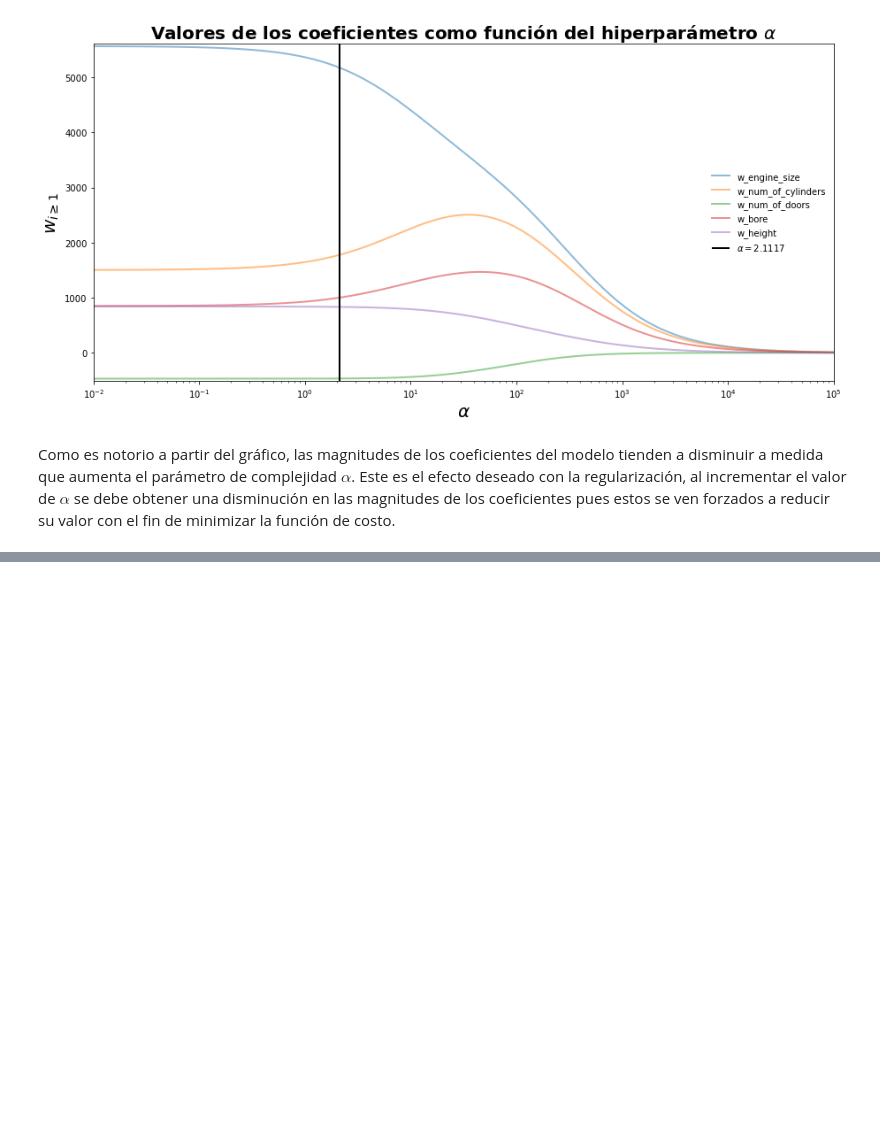
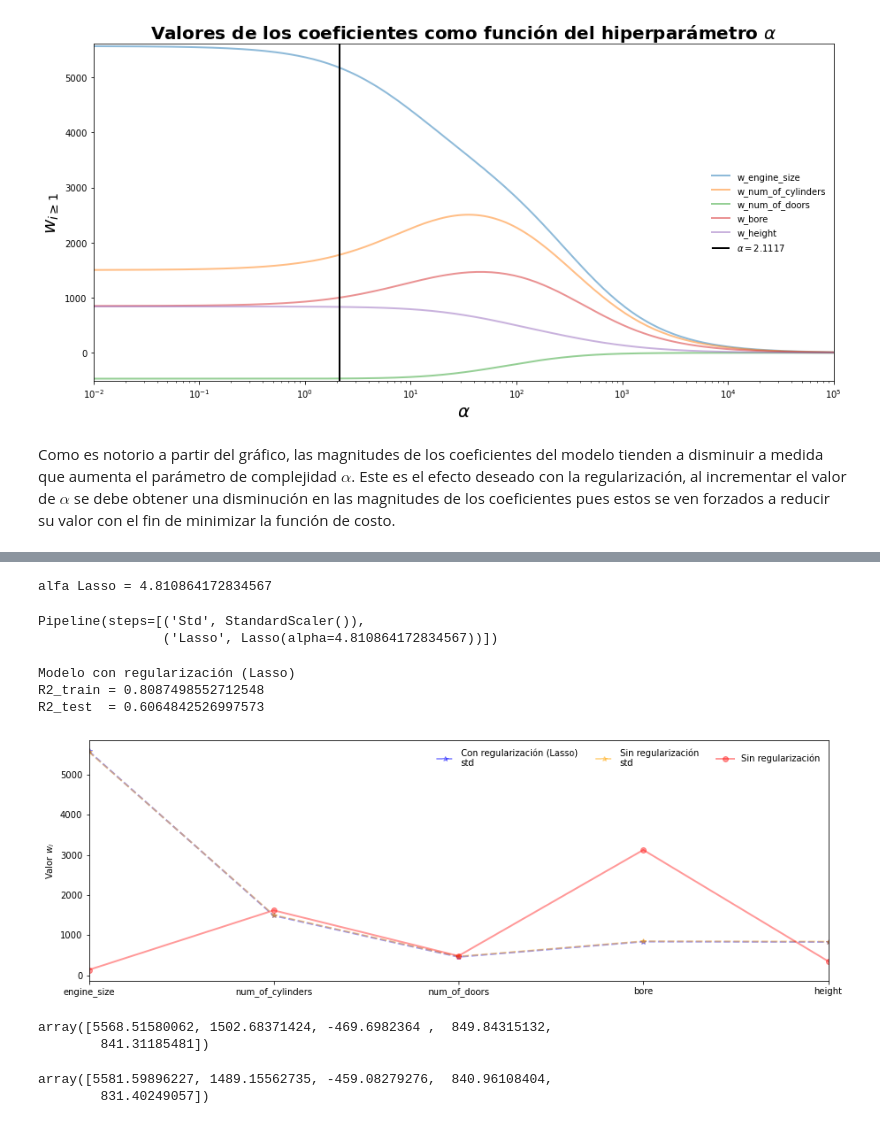
Before and after one commit to hplbrayan/Un-curso-de-Machine-Learning, a Jupyter notebook: 07_ML_Modelos_de_Regresion/N1_Linear_Models.ipynb, the cells around one changed output, grey strips where cells are left out. Saved outputs shown, nothing was run; the diff lists cells and outputs as text; code cells hidden in the pictures; blank space fills up the shorter version.

Commit message:
07.3 Lasso + correlaciones

```diff
--- a/07_ML_Modelos_de_Regresion/N1_Linear_Models.ipynb
+++ b/07_ML_Modelos_de_Regresion/N1_Linear_Models.ipynb
@@ -499,0 +512,61 @@ Como es notorio a partir del gráfico, las magnitudes de los coeficientes del mo
+# %%
+######################## Lasso ########################
+# Antes de entrenar el modelo se escoge el mejor valor de alpha para Lasso.
+best_alphaL = Pipeline([("Std", StandardScaler()),
+                        ("LassoCV", LassoCV(alphas=np.linspace(0.01, 500, 5000), ))])\
+                                        .fit(X=X_train,
+                                             y=y_train).get_params()["LassoCV"].alpha_
+
+print(f"alfa Lasso = {best_alphaL}")
+
+# Entrenamiento
+model_lasso_std = Pipeline([
+                        ("Std", StandardScaler()),
+                        ("Lasso", Lasso(alpha=best_alphaL))
+                        ])\
+                        .fit(X=X_train, y=y_train)
+model_lasso_std
+# %% [output]
+alfa Lasso = 4.810864172834567
+Pipeline(steps=[('Std', StandardScaler()),
+                ('Lasso', Lasso(alpha=4.810864172834567))])
+# %%
+# Métricas de la predicción
+print("Modelo con regularización (Lasso)")
+print(f"R2_train = {model_lasso_std.score(X_train, y_train)}")
+print(f"R2_test  = {model_lasso_std.score(X_test, y_test)}")
+# %% [output]
+Modelo con regularización (Lasso)
+R2_train = 0.8087498552712548
+R2_test  = 0.6064842526997573
+# %%
+fig, ax = plt.subplots(figsize=(15,5))
+
+ax.plot(abs(model_lasso_std.get_params()["Lasso"].coef_),
+                                 label="Con regularización (Lasso)\nstd",
+                                 color="blue",   marker="*", linestyle="--",  linewidth=2, alpha=0.4)
+
+ax.plot(abs(model_linear_std.get_params()["Lineal"].coef_),
+                                 label="Sin regularización\nstd",
+                                 color="orange",   marker="*", linestyle="--",  linewidth=2, alpha=0.4)
+
+ax.plot(abs(model_linear.coef_), label="Sin regularización",
+                                 color="red", marker="o", linestyle="-", linewidth=2, alpha=0.4)
+
+ax.set_xticks(ticks=range(len(sel_features)), labels=sel_features, rotation=0)
+ax.set_ylabel(r"Valor $w_i$")
+ax.set_xlim(0, len(sel_features)-1)
+ax.legend(frameon=False, ncol=3)
+plt.show()
+# %% [output]
+[figure, added]
+# %%
+model_linear_std.get_params()["Lineal"].coef_
+# %% [output]
+array([5568.51580062, 1502.68371424, -469.6982364 ,  849.84315132,
+        841.31185481])
+# %%
+model_lasso_std.get_params()["Lasso"].coef_
+# %% [output]
+array([5581.59896227, 1489.15562735, -459.08279276,  840.96108404,
+        831.40249057])
```
Also changed, not shown: parts of 13 cells of this notebook.
